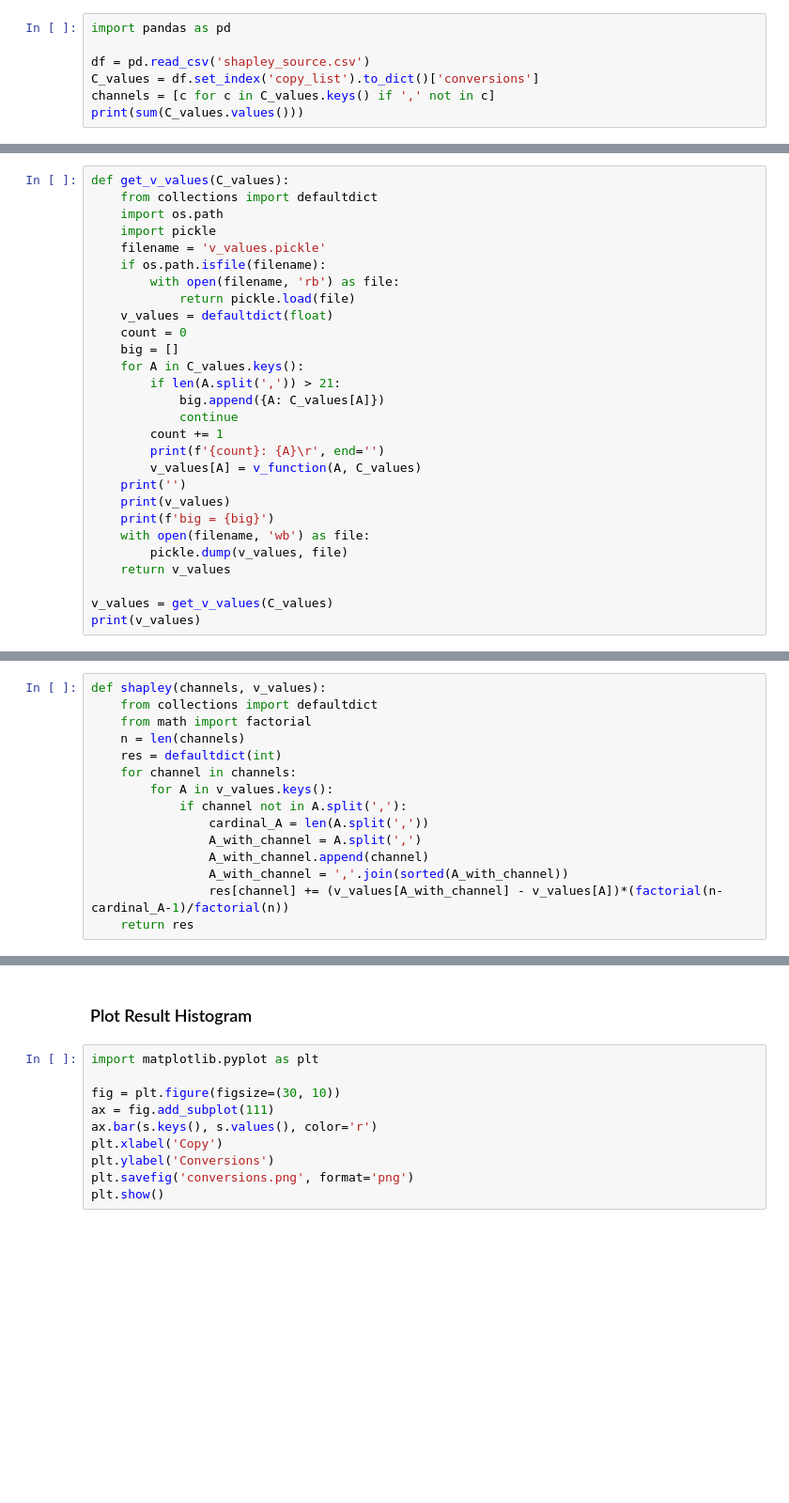
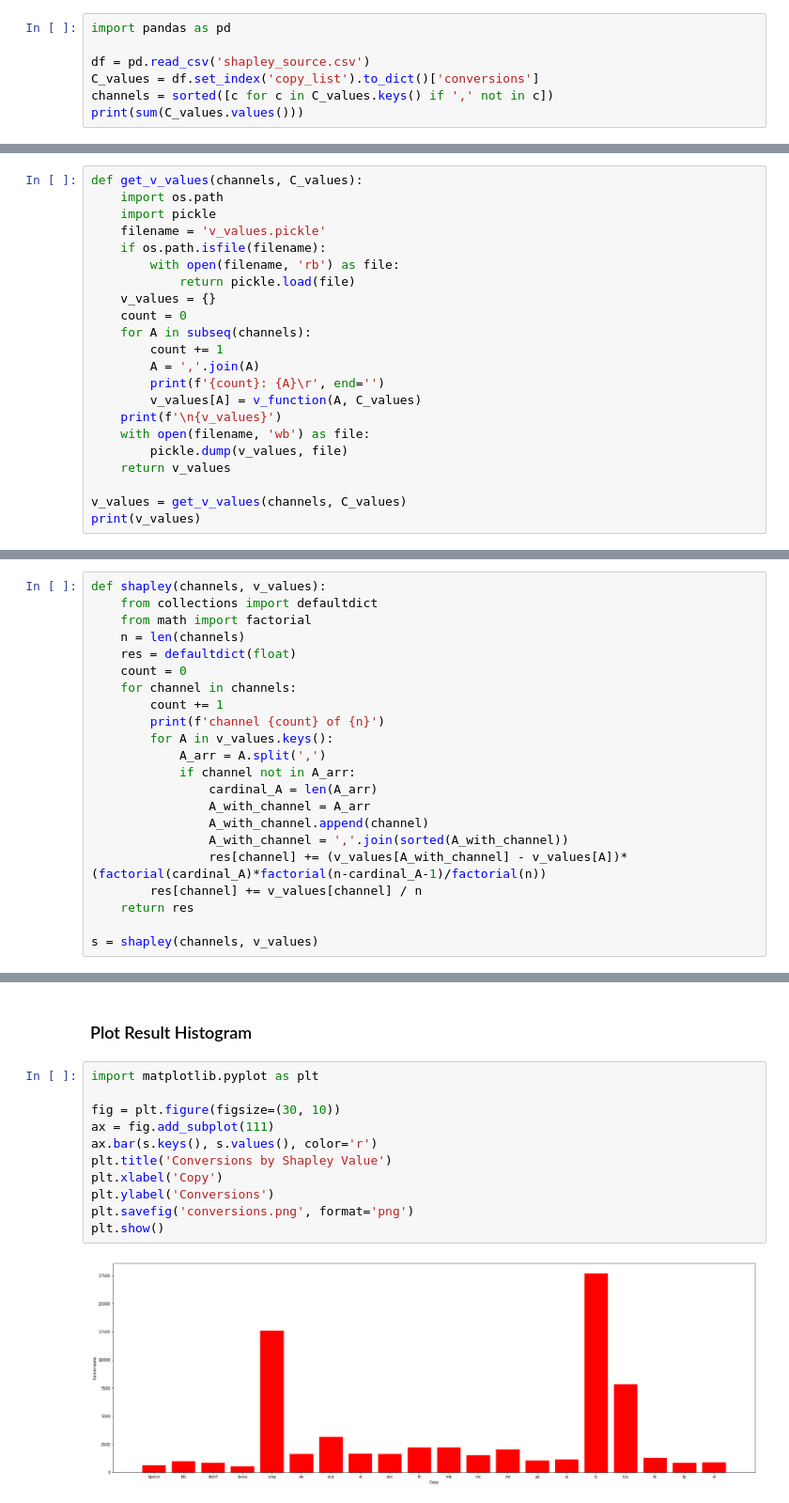
Before and after one commit to RMenoni/Shapley-Empiricus, a Jupyter notebook: Shapley Value.ipynb, the cells around one changed output, grey strips where cells are left out. Shown at 94% size. Saved outputs shown, nothing was run; the diff lists cells and outputs as text; blank space fills up the shorter version.

Commit message:
Shapley Working

```diff
--- a/Shapley Value.ipynb
+++ b/Shapley Value.ipynb
@@ -31,5 +35,5 @@ import pandas as pd
 
 df = pd.read_csv('shapley_source.csv')
 C_values = df.set_index('copy_list').to_dict()['conversions']
-channels = [c for c in C_values.keys() if ',' not in c]
+channels = sorted([c for c in C_values.keys() if ',' not in c])
 print(sum(C_values.values()))
@@ -36,28 +44,22 @@ print(sum(C_values.values()))
 # %%
-def get_v_values(C_values):
-    from collections import defaultdict
+def get_v_values(channels, C_values):
     import os.path
     import pickle
     filename = 'v_values.pickle'
     if os.path.isfile(filename):
         with open(filename, 'rb') as file:
             return pickle.load(file)
-    v_values = defaultdict(float)
+    v_values = {}
     count = 0
-    big = []
-    for A in C_values.keys():
-        if len(A.split(',')) > 21:
-            big.append({A: C_values[A]})
-            continue
+    for A in subseq(channels):
         count += 1
+        A = ','.join(A)
         print(f'{count}: {A}\r', end='')
         v_values[A] = v_function(A, C_values)
-    print('')
-    print(v_values)
-    print(f'big = {big}')
+    print(f'\n{v_values}')
     with open(filename, 'wb') as file:
         pickle.dump(v_values, file)
     return v_values
 
-v_values = get_v_values(C_values)
+v_values = get_v_values(channels, C_values)
 print(v_values)
@@ -66,13 +83,20 @@ def shapley(channels, v_values):
     from collections import defaultdict
     from math import factorial
     n = len(channels)
-    res = defaultdict(int)
+    res = defaultdict(float)
+    count = 0
     for channel in channels:
+        count += 1
+        print(f'channel {count} of {n}')
         for A in v_values.keys():
-            if channel not in A.split(','):
-                cardinal_A = len(A.split(','))
-                A_with_channel = A.split(',')
+            A_arr = A.split(',')
+            if channel not in A_arr:
+                cardinal_A = len(A_arr)
+                A_with_channel = A_arr
                 A_with_channel.append(channel)
                 A_with_channel = ','.join(sorted(A_with_channel))
-                res[channel] += (v_values[A_with_channel] - v_values[A])*(factorial(n-cardinal_A-1)/factorial(n))
+                res[channel] += (v_values[A_with_channel] - v_values[A])*(factorial(cardinal_A)*factorial(n-cardinal_A-1)/factorial(n))
+        res[channel] += v_values[channel] / n
     return res
+
+s = shapley(channels, v_values)
@@ -85,10 +150,13 @@ print(sum(s.values()))
 # %%
 import matplotlib.pyplot as plt
 
 fig = plt.figure(figsize=(30, 10))
 ax = fig.add_subplot(111)
 ax.bar(s.keys(), s.values(), color='r')
+plt.title('Conversions by Shapley Value')
 plt.xlabel('Copy')
 plt.ylabel('Conversions')
 plt.savefig('conversions.png', format='png')
 plt.show()
+# %% [output]
+[figure, added]
```
Also changed, not shown: parts of 10 cells of this notebook, 1 other file.
